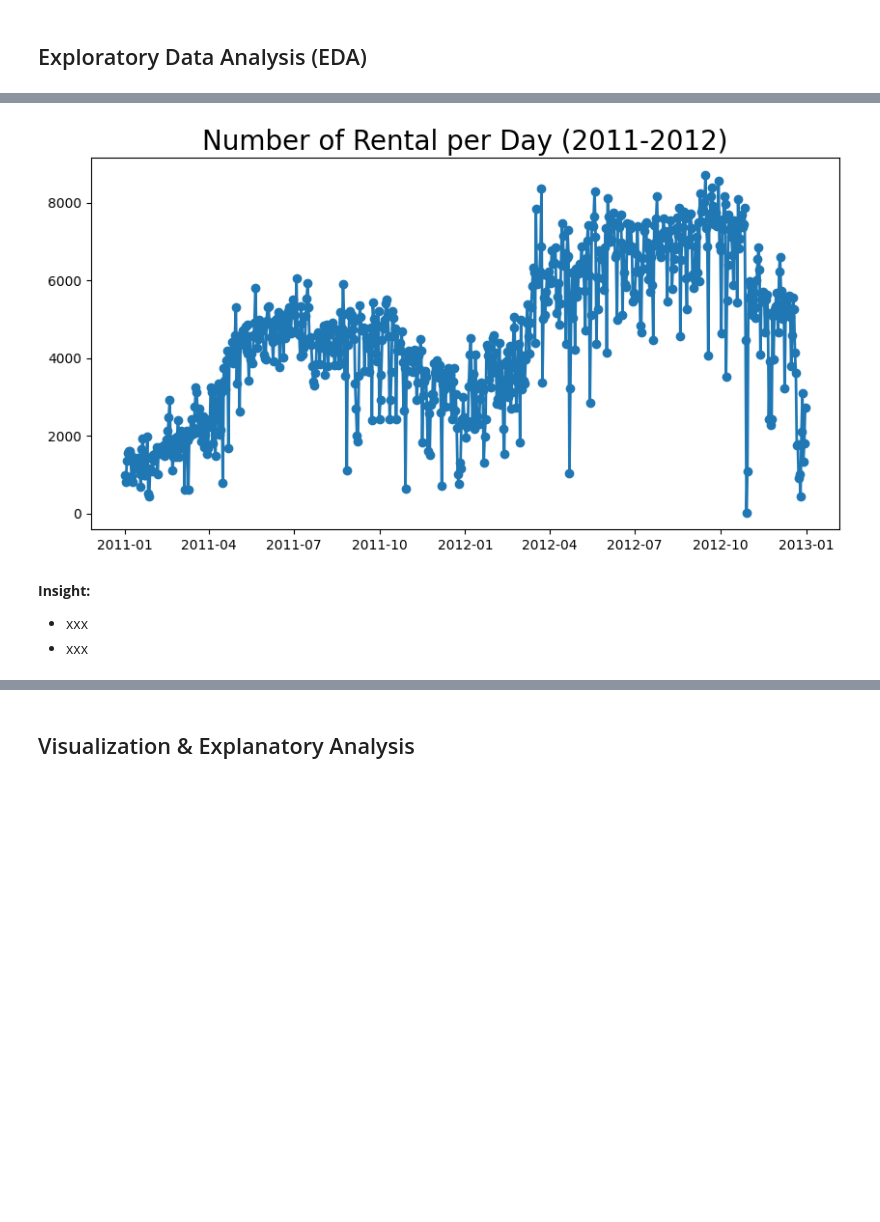
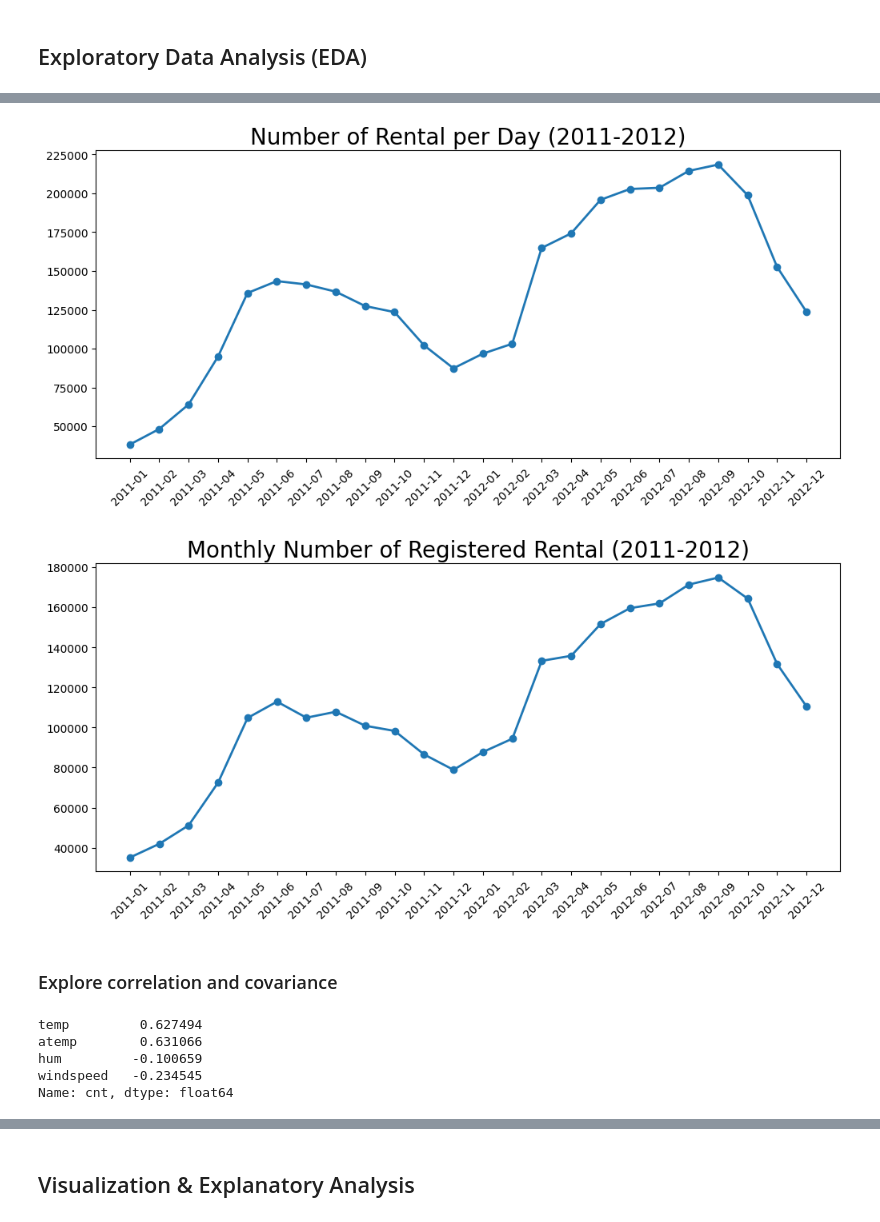
Before and after one commit to fauzanadhm/proyek-pertama-analisis-data, a Jupyter notebook: Proyek_Analisis_Data.ipynb, the cells around one changed output, grey strips where cells are left out. Saved outputs shown, nothing was run; the diff lists cells and outputs as text; code cells hidden in the pictures; blank space fills up the shorter version.

```diff
--- a/Proyek_Analisis_Data.ipynb
+++ b/Proyek_Analisis_Data.ipynb
@@ -277,0 +382,9 @@ memory usage: 2.3 MB
+# %%
+monthly_df = day_df.resample(rule="ME", on="dteday").agg(
+    {"registered": "sum", "cnt": "sum"}
+)
+
+monthly_df.index = monthly_df.index.strftime("%Y-%m")
+monthly_df = monthly_df.reset_index()
+monthly_df.rename(columns={"dteday": "month"}, inplace=True)
+monthly_df.sort_values(by='cnt', ascending=False)
@@ -278,16 +409,32 @@ memory usage: 2.3 MB
 # %%
 %matplotlib inline
 
-plt.figure(figsize=(10, 5))
-plt.plot(day_df["dteday"], day_df["cnt"], marker="o", linewidth=2)
+plt.figure(figsize=(12, 5))
+plt.plot(monthly_df["month"], monthly_df["cnt"], marker="o", linewidth=2)
 plt.title("Number of Rental per Day (2011-2012)", loc="center", fontsize=20)
-plt.xticks(fontsize=10)
+plt.xticks(fontsize=10, rotation=45)
 plt.yticks(fontsize=10)
 plt.show()
 # %% [output]
-[figure, old version]
+[figure, new version]
-# %% [markdown]
-**Insight:**
-
-- xxx
-- xxx
+# %%
+%matplotlib inline
+
+plt.figure(figsize=(12, 5))
+plt.plot(monthly_df["month"], monthly_df["registered"], marker="o", linewidth=2)
+plt.title("Monthly Number of Registered Rental (2011-2012)", loc="center", fontsize=20)
+plt.xticks(fontsize=10, rotation=45)
+plt.yticks(fontsize=10)
+plt.show()
+# %% [output]
+[figure, added]
+# %% [markdown]
+### Explore correlation and covariance
+# %%
+day_df.corr()[["temp", "atemp", "hum", "windspeed"]].iloc[-1]
+# %% [output]
+temp         0.627494
+atemp        0.631066
+hum         -0.100659
+windspeed   -0.234545
+Name: cnt, dtype: float64
```
Also changed, not shown: parts of 60 cells of this notebook, 6 other files.
